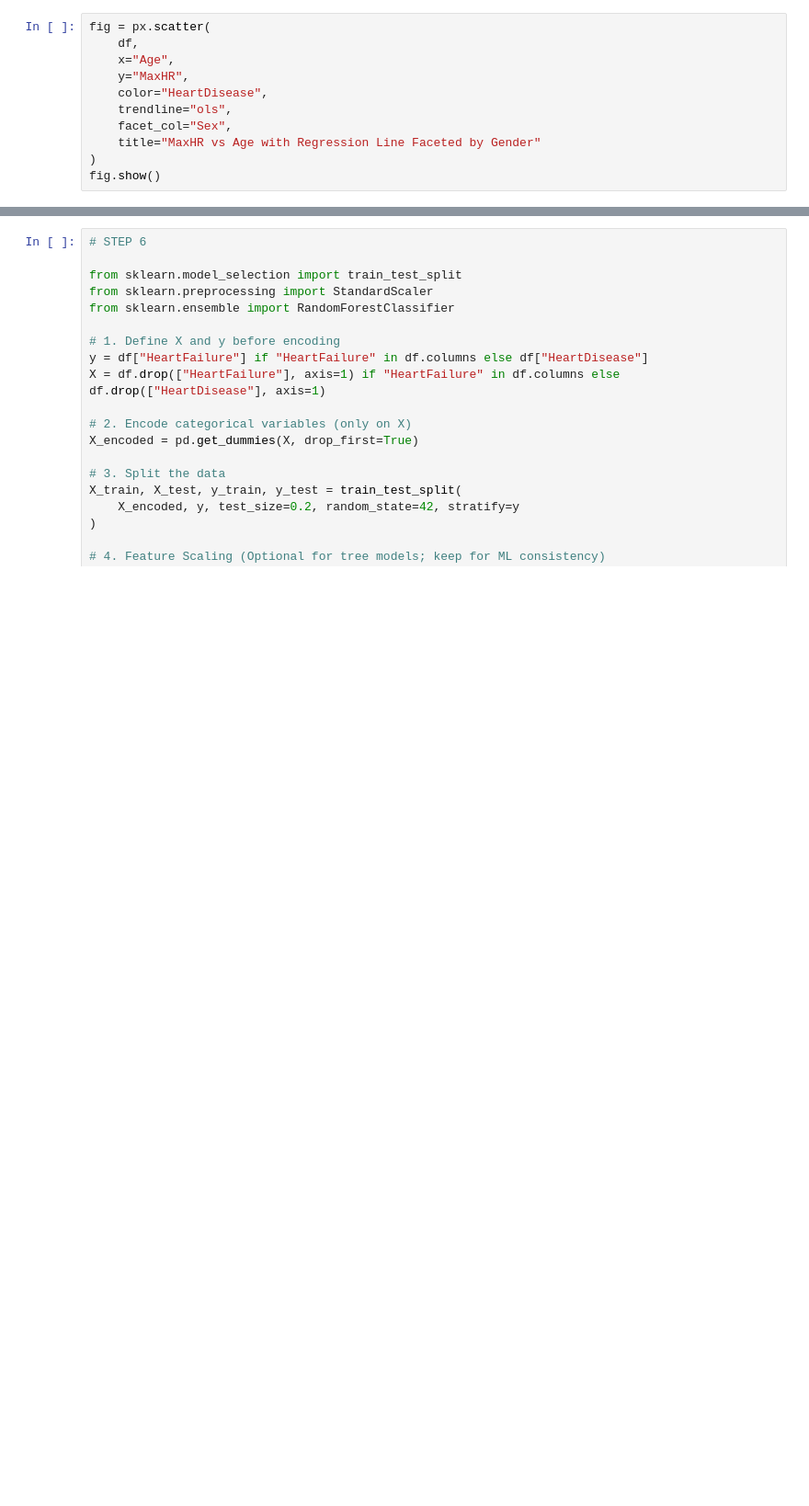
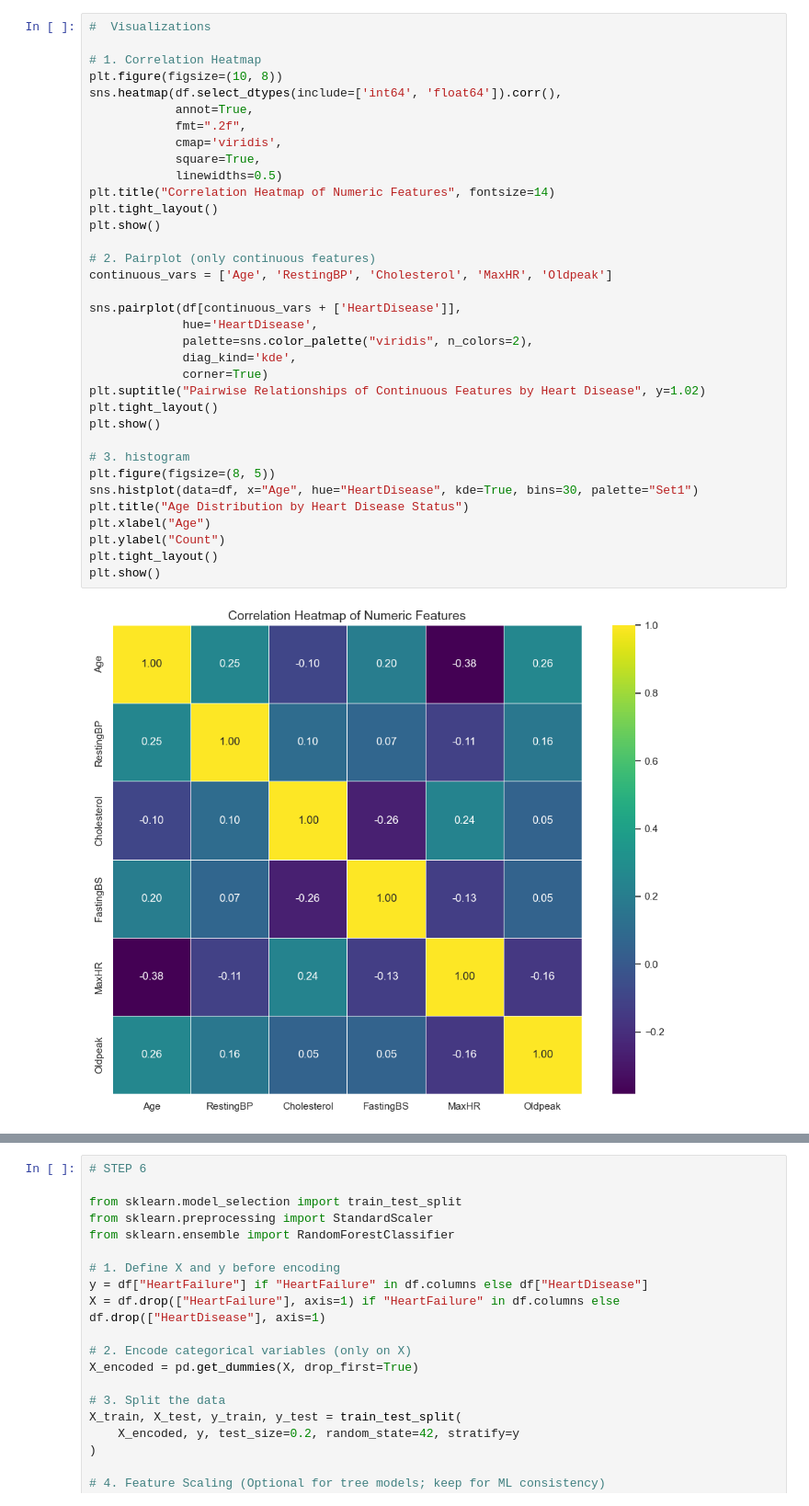
Before and after one commit to anupgp/Heart-Failure-Prediction, a Jupyter notebook: EDA-Prediction_KA.ipynb, the cells around one changed output, grey strips where cells are left out. Shown at 92% size. Cells and saved outputs as stored; diff of their text form; blank space fills up the shorter version.

```diff
--- a/EDA-Prediction_KA.ipynb
+++ b/EDA-Prediction_KA.ipynb
@@ -131,11 +195,37 @@ fig.show()
 # %%
-fig = px.scatter(
-    df,
-    x="Age",
-    y="MaxHR",
-    color="HeartDisease",
-    trendline="ols",
-    facet_col="Sex",
-    title="MaxHR vs Age with Regression Line Faceted by Gender"
-)
-fig.show()
+#  Visualizations
+
+# 1. Correlation Heatmap
+plt.figure(figsize=(10, 8))
+sns.heatmap(df.select_dtypes(include=['int64', 'float64']).corr(),
+            annot=True,
+            fmt=".2f",
+            cmap='viridis',
+            square=True,
+            linewidths=0.5)
+plt.title("Correlation Heatmap of Numeric Features", fontsize=14)
+plt.tight_layout()
+plt.show()
+
+# 2. Pairplot (only continuous features)
+continuous_vars = ['Age', 'RestingBP', 'Cholesterol', 'MaxHR', 'Oldpeak']
+
+sns.pairplot(df[continuous_vars + ['HeartDisease']],
+             hue='HeartDisease',
+             palette=sns.color_palette("viridis", n_colors=2),
+             diag_kind='kde',
+             corner=True)
+plt.suptitle("Pairwise Relationships of Continuous Features by Heart Disease", y=1.02)
+plt.tight_layout()
+plt.show()
+
+# 3. histogram
+plt.figure(figsize=(8, 5))
+sns.histplot(data=df, x="Age", hue="HeartDisease", kde=True, bins=30, palette="Set1")
+plt.title("Age Distribution by Heart Disease Status")
+plt.xlabel("Age")
+plt.ylabel("Count")
+plt.tight_layout()
+plt.show()
+# %% [output]
+[figure, added]
```
Also changed, not shown: parts of 20 cells of this notebook.
